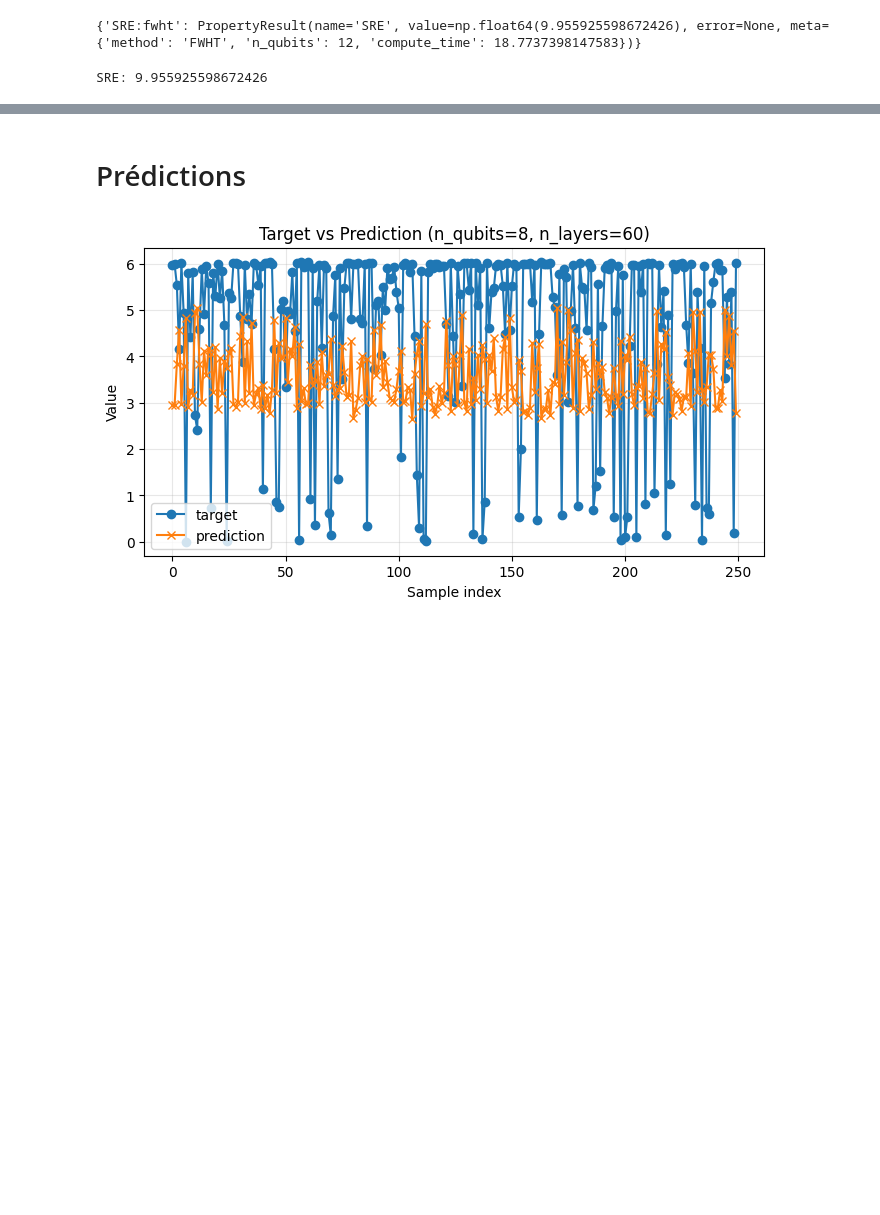
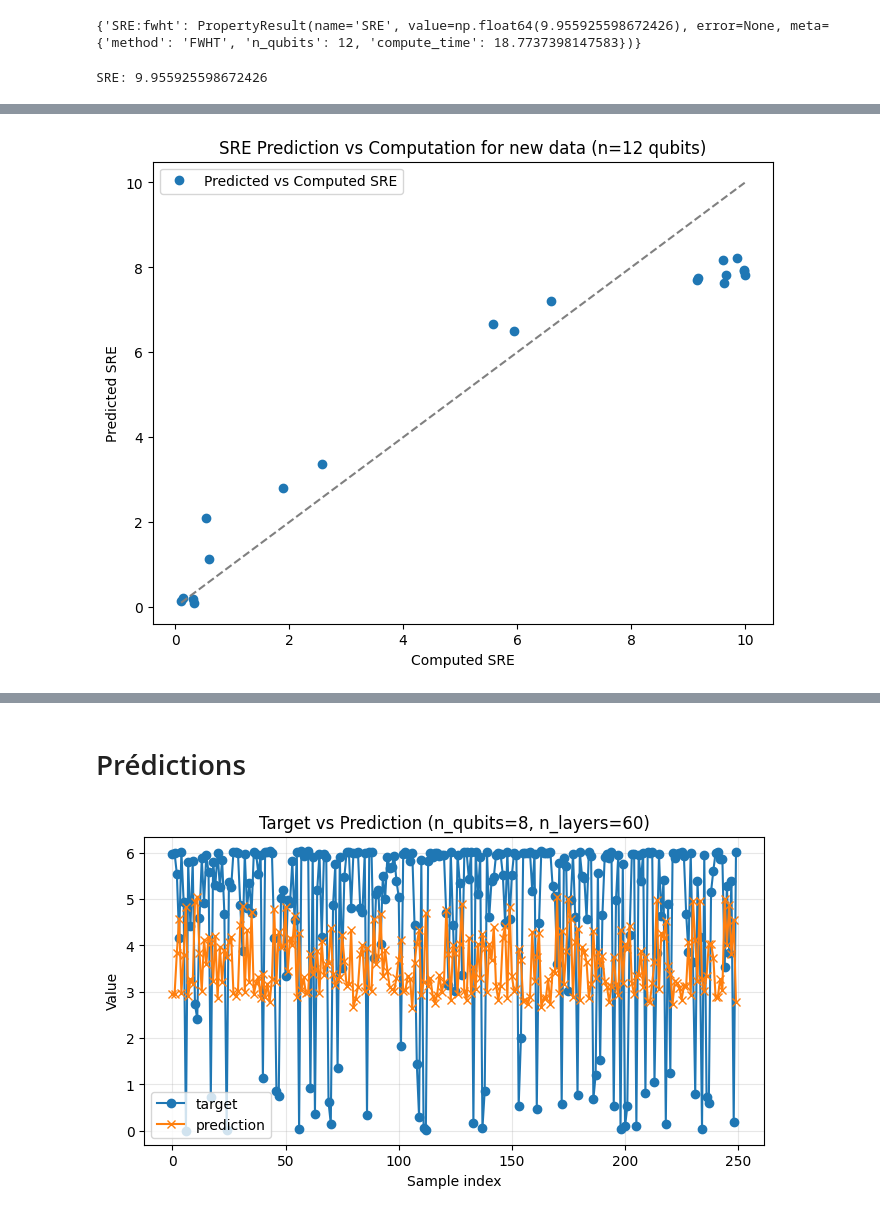
Before and after one commit to VicLambert/qml-quansistor-entropy, a Jupyter notebook: qqe/notebooks/final.ipynb, the cells around one changed output, grey strips where cells are left out. Saved outputs shown, nothing was run; the diff lists cells and outputs as text; code cells hidden in the pictures; blank space fills up the shorter version.

```diff
--- a/qqe/notebooks/final.ipynb
+++ b/qqe/notebooks/final.ipynb
@@ -463,3 +446,9 @@ results.append(result)
 # Save updated list
 with open(output_file, "w") as f:
     json.dump(results, f, indent=4)
+# %%
+training_data_dir = "../outputs/data/datasets_SRE"
+family = "random"
+training_mode = "per_family"  # or "all_families"
+family_filter = family if training_mode == "per_family" else None
+method = "fwht"
@@ -465,0 +493,3 @@ with open(output_file, "w") as f:
+# %%
+for row in rows:
+    print(row)
@@ -465,0 +747,12 @@ with open(output_file, "w") as f:
+# %%
+family = "random"
+backend = "pennylane"
+method = "fwht"
+representation = "dense"
+n_qubits = 12
+n_samples = 20
+
+random = compute_SRE_from_file(family="random", backend=backend, method=method, representation=representation, n_qubits=n_qubits, n_samples=n_samples)
+haar = compute_SRE_from_file(family="haar", backend=backend, method=method, representation=representation, n_qubits=n_qubits, n_samples=n_samples)
+clifford = compute_SRE_from_file(family="clifford", backend=backend, method=method, representation=representation, n_qubits=n_qubits, n_samples=n_samples)
+quansistor = compute_SRE_from_file(family="quansistor", backend=backend, method=method, representation=representation, n_qubits=n_qubits, n_samples=n_samples)
@@ -465,0 +777,14 @@ with open(output_file, "w") as f:
+# %%
+pred_sre = [row["predicted_sre"] for row in random]
+target_sre = [row["computed_sre"] for row in random]
+
+plt.figure(figsize=(8, 6))
+plt.plot(target_sre, pred_sre, marker="o", linestyle="", label="Predicted vs Computed SRE")
+plt.plot([min(target_sre), max(target_sre)], [min(target_sre), max(target_sre)], linestyle="--", color="gray")
+plt.xlabel("Computed SRE")
+plt.ylabel("Predicted SRE")
+plt.title("SRE Prediction vs Computation for new data (n=12 qubits)")
+plt.legend()
+plt.show()
+# %% [output]
+[figure, added]
```
Also changed, not shown: parts of 23 cells of this notebook, 14 other files.
